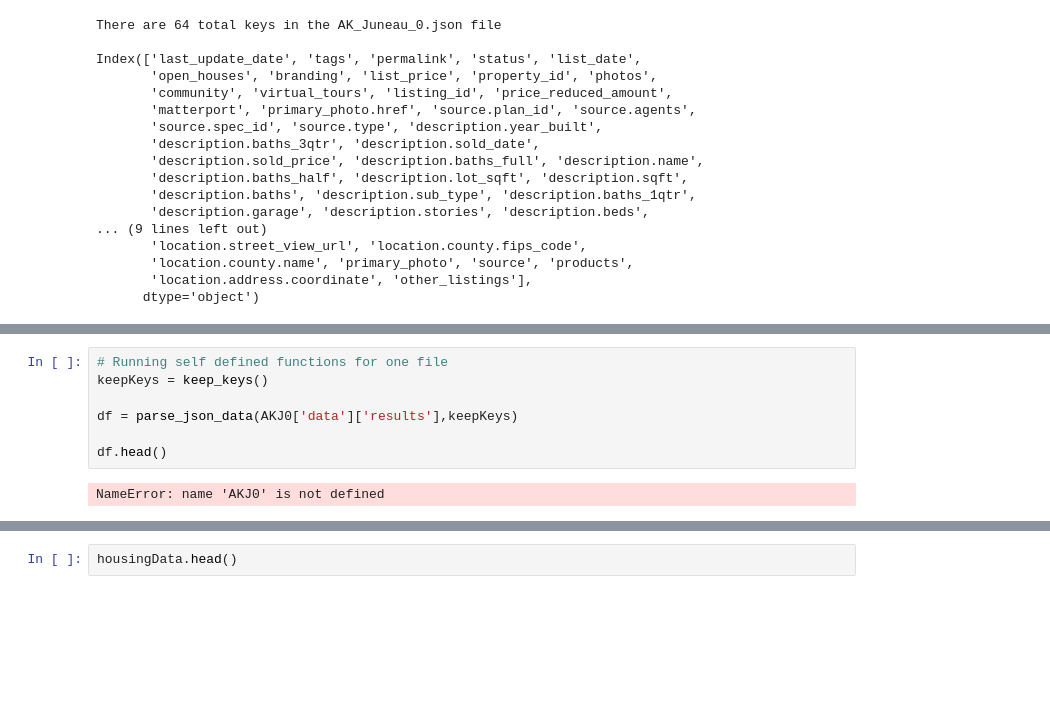
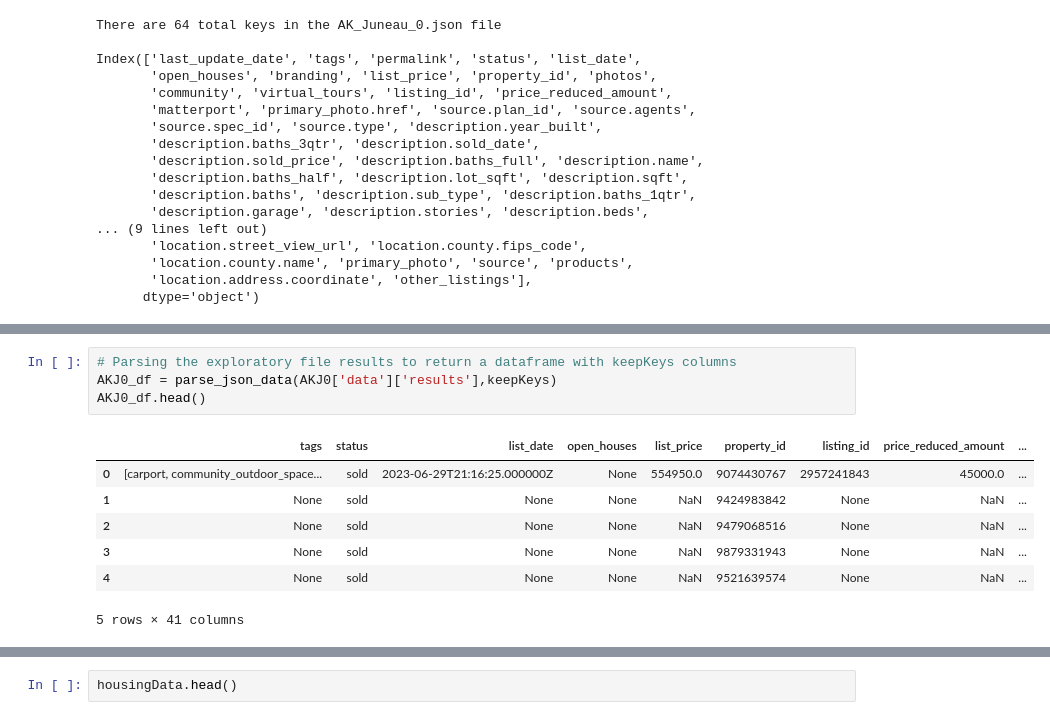
Before and after one commit to TangKenneth25/LHL-Feb19-MidtermProject, a Jupyter notebook: notebooks/1 - EDA.ipynb, the cells around one changed output, grey strips where cells are left out. Drawn from its saved outputs; the diff is of its cells as text; blank space fills up the shorter version.

Commit message:
Cleaning up EDA notebook
- Cleaned up code and added comments in EDA notebook data wrangling section.
- Moved functions to EDA_functions.py

```diff
--- a/notebooks/1 - EDA.ipynb
+++ b/notebooks/1 - EDA.ipynb
@@ -76,9 +78,12 @@ Index(['last_update_date', 'tags', 'permalink', 'status', 'list_date',
 # %%
-# Running self defined functions for one file
-keepKeys = keep_keys()
-
-df = parse_json_data(AKJ0['data']['results'],keepKeys)
-
-df.head()
+# Parsing the exploratory file results to return a dataframe with keepKeys columns
+AKJ0_df = parse_json_data(AKJ0['data']['results'],keepKeys)
+AKJ0_df.head()
 # %% [output]
+|  | tags | status | list_date | open_houses | list_price | property_id | listing_id | price_reduced_amount | ... |
+| 0 | [carport, community_outdoor_space... | sold | 2023-06-29T21:16:25.000000Z | None | 554950.0 | 9074430767 | 2957241843 | 45000.0 | ... |
+| 1 | None | sold | None | None | NaN | 9424983842 | None | NaN | ... |
+| 2 | None | sold | None | None | NaN | 9479068516 | None | NaN | ... |
+| 3 | None | sold | None | None | NaN | 9879331943 | None | NaN | ... |
+| 4 | None | sold | None | None | NaN | 9521639574 | None | NaN | ... |
-NameError: name 'AKJ0' is not defined
+5 rows × 41 columns
```
Also changed, not shown: parts of 61 cells of this notebook, 2 other files.
